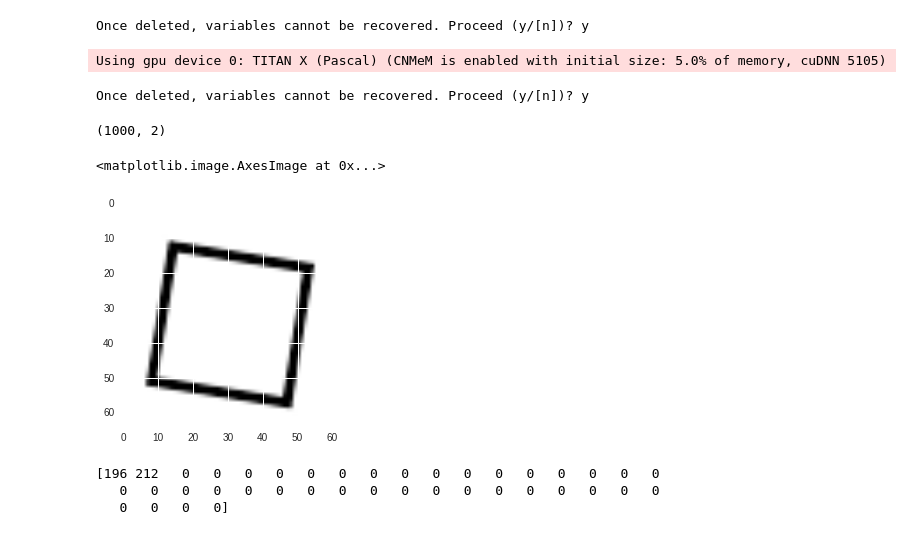
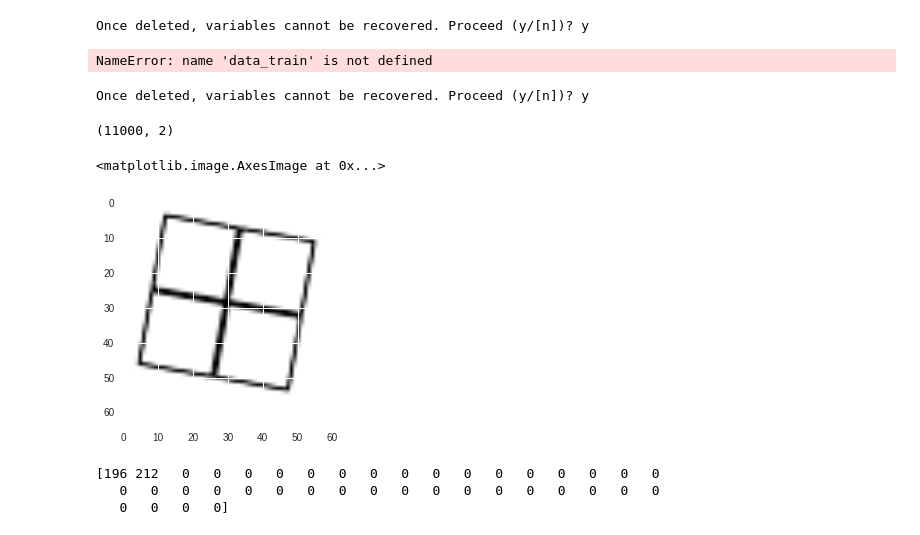
Before and after one commit to hope-yao/CNN3D, a Jupyter notebook: blocks-experiments.ipynb, the cells around one changed output. Drawn from its saved outputs; the diff is of its cells as text; code cells hidden in the pictures.

```diff
--- a/blocks-experiments.ipynb
+++ b/blocks-experiments.ipynb
@@ -962,7 +976,7 @@ train_n, c, p1, p2 = train_features.shape
 test_n = test_features.shape[0]
 n = train_n + test_n
 
-f = h5py.File('rectcrs111111111.hdf5', mode='w')
+f = h5py.File('rectcrs.hdf5', mode='w')
 features = f.create_dataset('features', (n, c, p1, p2), dtype='uint8')
 m = 2
 targets = f.create_dataset('targets', (n, m), dtype='uint8')
@@ -987,28 +1001,28 @@ f.attrs['split'] = H5PYDataset.create_split_array(split_dict)
 f.flush()
 f.close()
 # %% [output]
-Using gpu device 0: TITAN X (Pascal) (CNMeM is enabled with initial size: 5.0% of memory, cuDNN 5105)
+NameError: name 'data_train' is not defined
 # %%
 % reset
 from fuel.datasets.hdf5 import H5PYDataset
 import numpy as np
-mnist_test = H5PYDataset('/home/hope-yao/Documents/Data/rectcrs.hdf5', which_sets=('train',))
+mnist_test = H5PYDataset('/home/hope-yao/Documents/Data/rect_rectcrs.hdf5', which_sets=('train',))
 handletest = mnist_test.open()
-x = mnist_test.get_data(handletest, slice(10000, 11000))
+x = mnist_test.get_data(handletest, slice(0, 11000))
 # y = self.pre_encoder.apply(x)
 np.asarray(x[1]).shape
 # %% [output]
 Once deleted, variables cannot be recovered. Proceed (y/[n])? y
-(1000, 2)
+(11000, 2)
 # %%
 %matplotlib inline
 import matplotlib.pyplot as plt
 import seaborn as sns
 # print(data_train.shape)
-plt.imshow(np.squeeze(x[0][355]))
+plt.imshow(np.squeeze(x[0][0]))
 # %% [output]
 <matplotlib.image.AxesImage at 0x...>
-[figure, old version]
+[figure, new version]
 # %%
 '''loading fuel dataset'''
 # % reset
```
Also changed, not shown: parts of 3 cells of this notebook, 3 other files.
